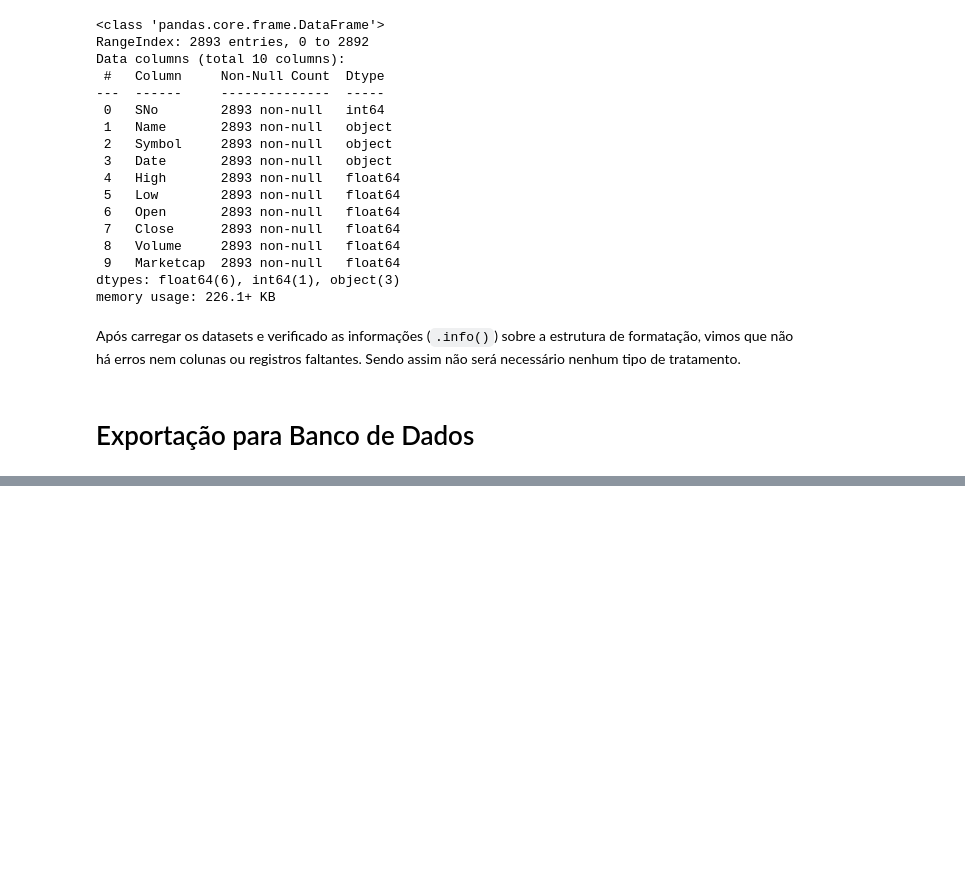
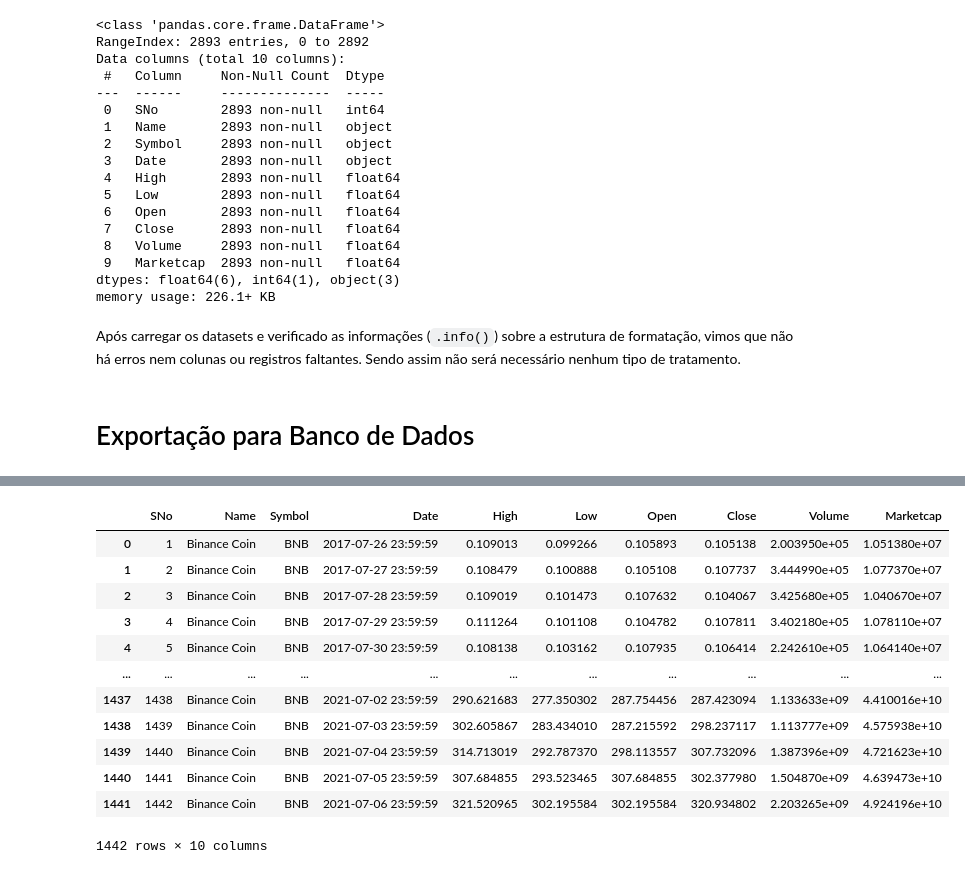
Before and after one commit to Rodrigomarques02/squad3-modulo-5, a Jupyter notebook: Tratamento de dados.ipynb, the cells around one changed output, grey strips where cells are left out. Saved outputs shown, nothing was run; the diff lists cells and outputs as text; code cells hidden in the pictures; blank space fills up the shorter version.

```diff
--- a/Tratamento de dados.ipynb
+++ b/Tratamento de dados.ipynb
@@ -130,0 +170,18 @@ Após carregar os datasets e verificado as informações (``.info()``) sobre a e
+# %%
+# Dados do coin_BinanceCoin - BNB
+data_BNB = pd.read_csv('Cryptocurrency Database\coin_BinanceCoin.csv', sep=',')
+display(data_BNB)
+# %% [output]
+|  | SNo | Name | Symbol | Date | High | Low | Open | Close | Volume | Marketcap |
+| 0 | 1 | Binance Coin | BNB | 2017-07-26 23:59:59 | 0.109013 | 0.099266 | 0.105893 | 0.105138 | 2.003950e+05 | 1.051380e+07 |
+| 1 | 2 | Binance Coin | BNB | 2017-07-27 23:59:59 | 0.108479 | 0.100888 | 0.105108 | 0.107737 | 3.444990e+05 | 1.077370e+07 |
+| 2 | 3 | Binance Coin | BNB | 2017-07-28 23:59:59 | 0.109019 | 0.101473 | 0.107632 | 0.104067 | 3.425680e+05 | 1.040670e+07 |
+| 3 | 4 | Binance Coin | BNB | 2017-07-29 23:59:59 | 0.111264 | 0.101108 | 0.104782 | 0.107811 | 3.402180e+05 | 1.078110e+07 |
+| 4 | 5 | Binance Coin | BNB | 2017-07-30 23:59:59 | 0.108138 | 0.103162 | 0.107935 | 0.106414 | 2.242610e+05 | 1.064140e+07 |
+| ... | ... | ... | ... | ... | ... | ... | ... | ... | ... | ... |
+| 1437 | 1438 | Binance Coin | BNB | 2021-07-02 23:59:59 | 290.621683 | 277.350302 | 287.754456 | 287.423094 | 1.133633e+09 | 4.410016e+10 |
+| 1438 | 1439 | Binance Coin | BNB | 2021-07-03 23:59:59 | 302.605867 | 283.434010 | 287.215592 | 298.237117 | 1.113777e+09 | 4.575938e+10 |
+| 1439 | 1440 | Binance Coin | BNB | 2021-07-04 23:59:59 | 314.713019 | 292.787370 | 298.113557 | 307.732096 | 1.387396e+09 | 4.721623e+10 |
+| 1440 | 1441 | Binance Coin | BNB | 2021-07-05 23:59:59 | 307.684855 | 293.523465 | 307.684855 | 302.377980 | 1.504870e+09 | 4.639473e+10 |
+| 1441 | 1442 | Binance Coin | BNB | 2021-07-06 23:59:59 | 321.520965 | 302.195584 | 302.195584 | 320.934802 | 2.203265e+09 | 4.924196e+10 |
+1442 rows × 10 columns
```
Also changed, not shown: parts of 5 cells of this notebook, 3 other files.
